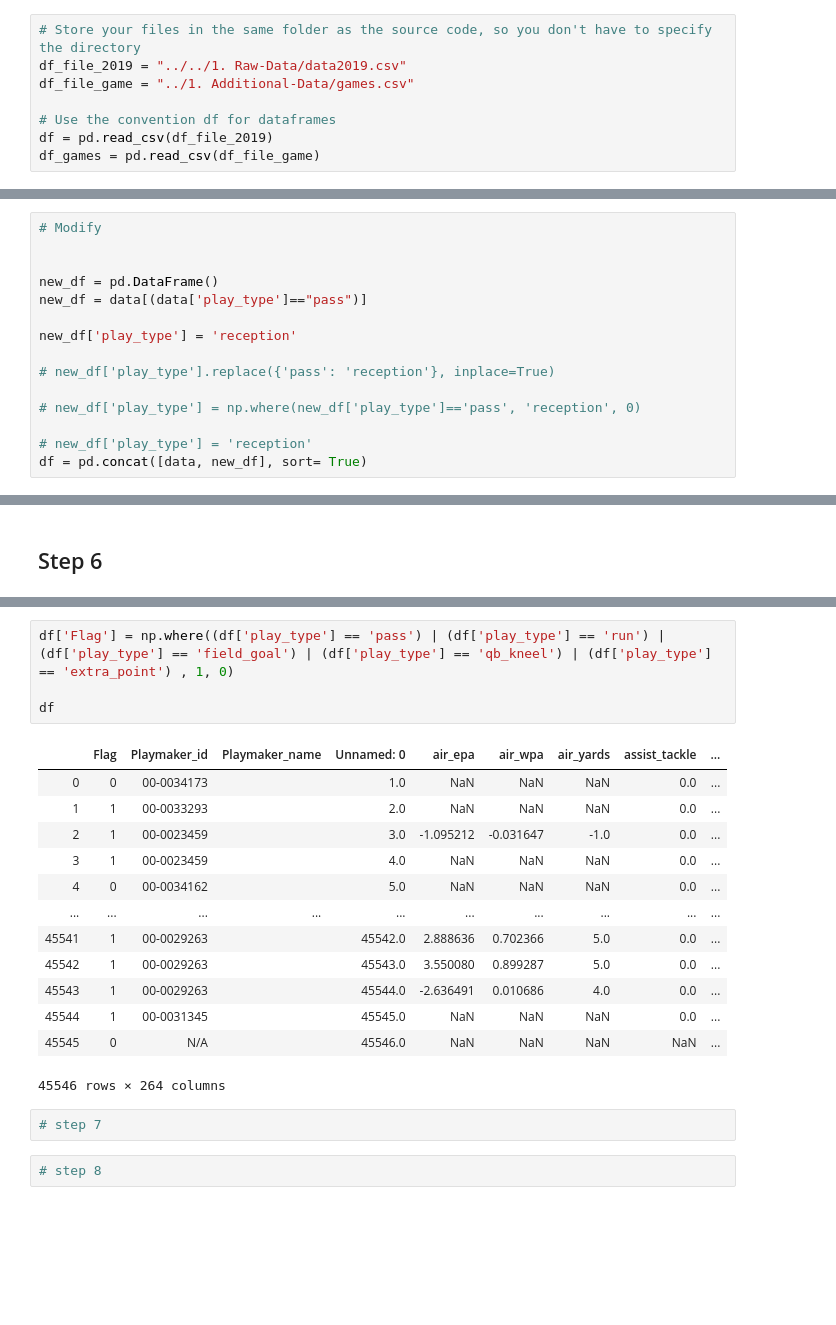
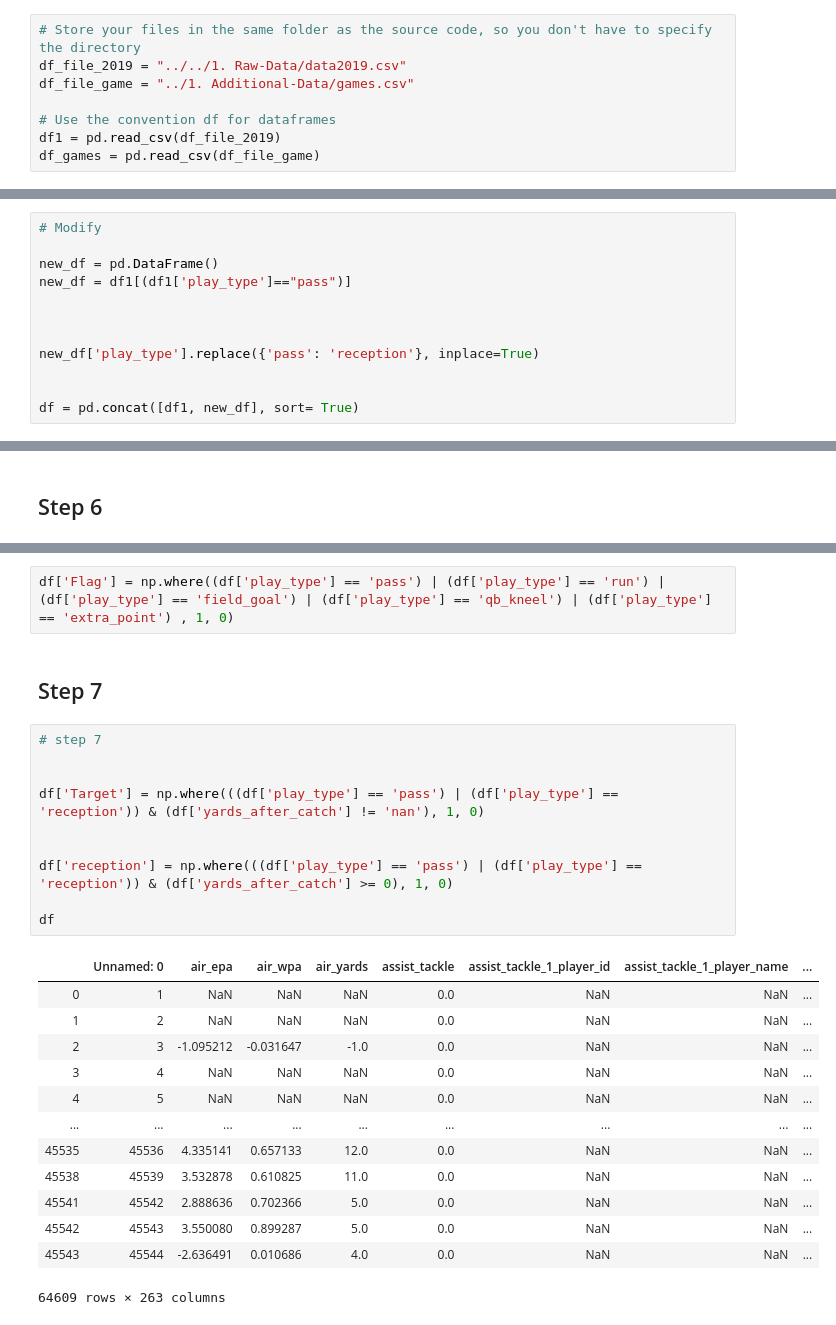
Before and after one commit to scunden/Project-Dash, a Jupyter notebook: 2. Data-Cleanup/0. Cleanup/cleanup.ipynb, the cells around one changed output, grey strips where cells are left out. Saved outputs shown, nothing was run; the diff lists cells and outputs as text; blank space fills up the shorter version.

```diff
--- a/2. Data-Cleanup/0. Cleanup/cleanup.ipynb
+++ b/2. Data-Cleanup/0. Cleanup/cleanup.ipynb
@@ -48,7 +48,7 @@ df_file_2019 = "../../1. Raw-Data/data2019.csv"
 df_file_game = "../1. Additional-Data/games.csv"
 
 # Use the convention df for dataframes
-df = pd.read_csv(df_file_2019)
+df1 = pd.read_csv(df_file_2019)
 df_games = pd.read_csv(df_file_game)
 # %% [markdown]
 ## 2. Add in Weekly Identifier
@@ -205,15 +183,12 @@ so that there can be two play makers (the passer and the receiver).
 # %%
 # Modify
 
+new_df = pd.DataFrame()
+new_df = df1[(df1['play_type']=="pass")]
 
-new_df = pd.DataFrame()
-new_df = data[(data['play_type']=="pass")]
 
-new_df['play_type'] = 'reception'
 
-# new_df['play_type'].replace({'pass': 'reception'}, inplace=True)
+new_df['play_type'].replace({'pass': 'reception'}, inplace=True)
 
-# new_df['play_type'] = np.where(new_df['play_type']=='pass', 'reception', 0)
 
-# new_df['play_type'] = 'reception'
-df = pd.concat([data, new_df], sort= True)
+df = pd.concat([df1, new_df], sort= True)
@@ -490,22 +302,28 @@ data["Flag"] = relevance_ls
 # %%
 df['Flag'] = np.where((df['play_type'] == 'pass') | (df['play_type'] == 'run') | (df['play_type'] == 'field_goal') | (df['play_type'] == 'qb_kneel') | (df['play_type'] == 'extra_point') , 1, 0)
-
-df
-# %% [output]
-|  | Flag | Playmaker_id | Playmaker_name | Unnamed: 0 | air_epa | air_wpa | air_yards | assist_tackle | ... |
-| 0 | 0 | 00-0034173 |  | 1.0 | NaN | NaN | NaN | 0.0 | ... |
-| 1 | 1 | 00-0033293 |  | 2.0 | NaN | NaN | NaN | 0.0 | ... |
-| 2 | 1 | 00-0023459 |  | 3.0 | -1.095212 | -0.031647 | -1.0 | 0.0 | ... |
-| 3 | 1 | 00-0023459 |  | 4.0 | NaN | NaN | NaN | 0.0 | ... |
-| 4 | 0 | 00-0034162 |  | 5.0 | NaN | NaN | NaN | 0.0 | ... |
-| ... | ... | ... | ... | ... | ... | ... | ... | ... | ... |
-| 45541 | 1 | 00-0029263 |  | 45542.0 | 2.888636 | 0.702366 | 5.0 | 0.0 | ... |
-| 45542 | 1 | 00-0029263 |  | 45543.0 | 3.550080 | 0.899287 | 5.0 | 0.0 | ... |
-| 45543 | 1 | 00-0029263 |  | 45544.0 | -2.636491 | 0.010686 | 4.0 | 0.0 | ... |
-| 45544 | 1 | 00-0031345 |  | 45545.0 | NaN | NaN | NaN | 0.0 | ... |
-| 45545 | 0 | N/A |  | 45546.0 | NaN | NaN | NaN | NaN | ... |
-45546 rows × 264 columns
-# %%
-# step 7
-# %%
-# step 8
+# %% [markdown]
+## Step 7
+# %%
+# step 7
+
+
+df['Target'] = np.where(((df['play_type'] == 'pass') | (df['play_type'] == 'reception')) & (df['yards_after_catch'] != 'nan'), 1, 0)
+
+
+df['reception'] = np.where(((df['play_type'] == 'pass') | (df['play_type'] == 'reception')) & (df['yards_after_catch'] >= 0), 1, 0)
+
+df
+# %% [output]
+|  | Unnamed: 0 | air_epa | air_wpa | air_yards | assist_tackle | assist_tackle_1_player_id | assist_tackle_1_player_name | ... |
+| 0 | 1 | NaN | NaN | NaN | 0.0 | NaN | NaN | ... |
+| 1 | 2 | NaN | NaN | NaN | 0.0 | NaN | NaN | ... |
+| 2 | 3 | -1.095212 | -0.031647 | -1.0 | 0.0 | NaN | NaN | ... |
+| 3 | 4 | NaN | NaN | NaN | 0.0 | NaN | NaN | ... |
+| 4 | 5 | NaN | NaN | NaN | 0.0 | NaN | NaN | ... |
+| ... | ... | ... | ... | ... | ... | ... | ... | ... |
+| 45535 | 45536 | 4.335141 | 0.657133 | 12.0 | 0.0 | NaN | NaN | ... |
+| 45538 | 45539 | 3.532878 | 0.610825 | 11.0 | 0.0 | NaN | NaN | ... |
+| 45541 | 45542 | 2.888636 | 0.702366 | 5.0 | 0.0 | NaN | NaN | ... |
+| 45542 | 45543 | 3.550080 | 0.899287 | 5.0 | 0.0 | NaN | NaN | ... |
+| 45543 | 45544 | -2.636491 | 0.010686 | 4.0 | 0.0 | NaN | NaN | ... |
+64609 rows × 263 columns
```
Also changed, not shown: parts of 24 cells of this notebook.
